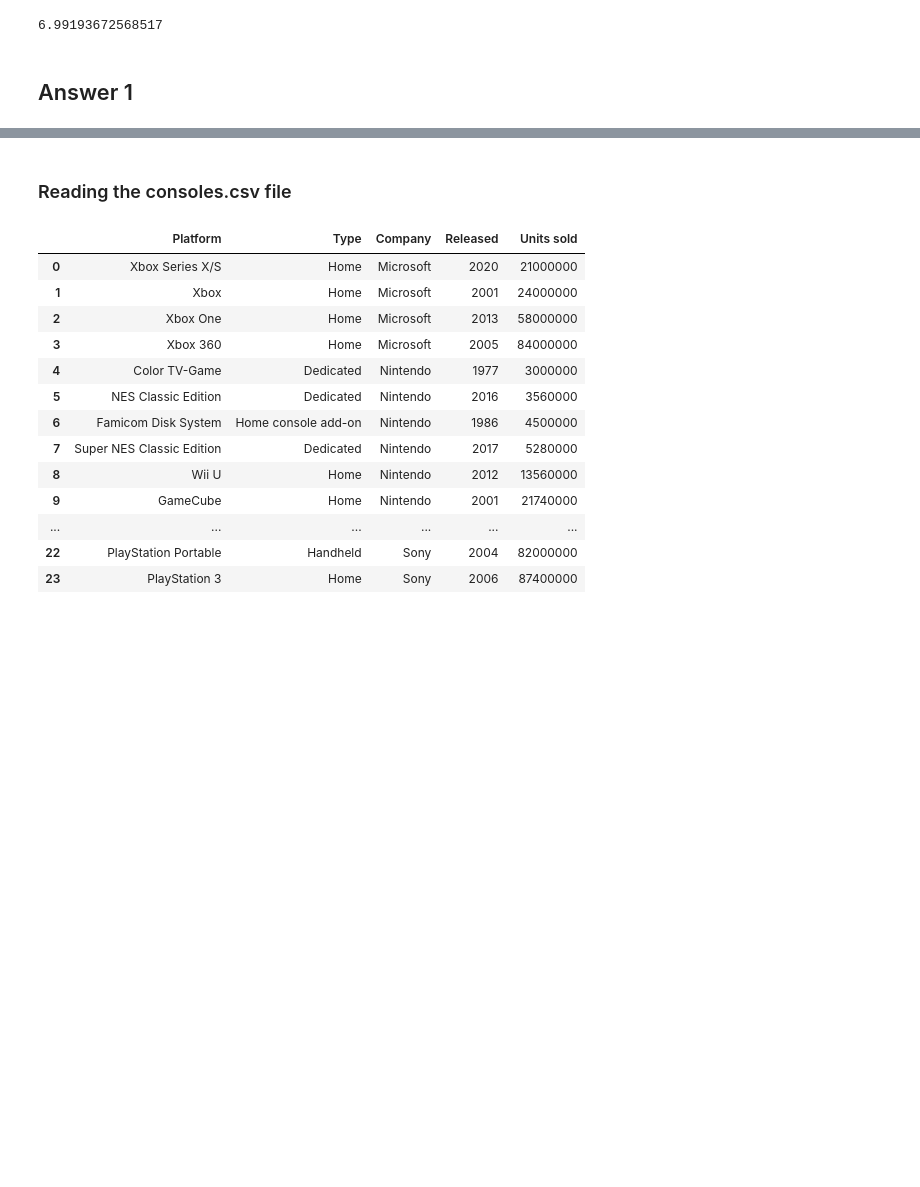
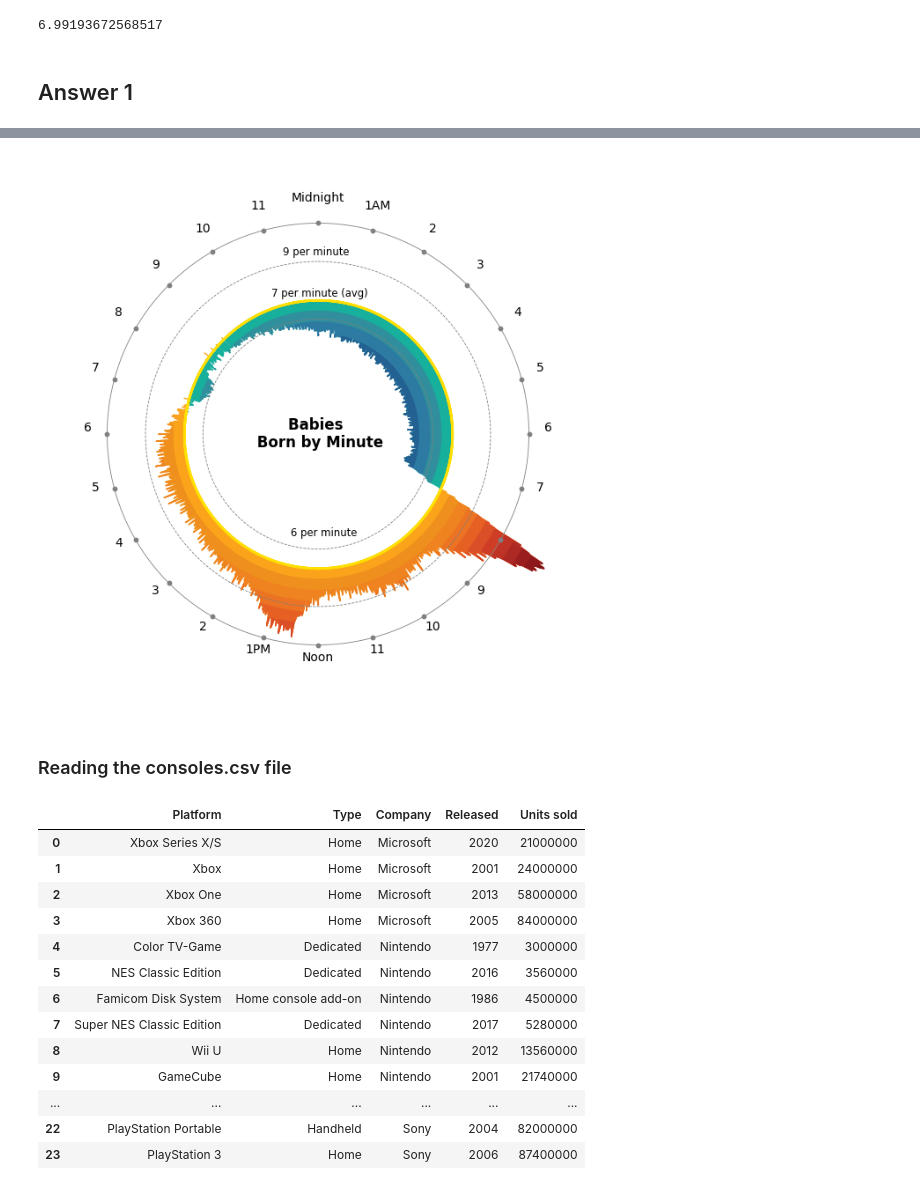
Before and after one commit to pranavarora1895/advanced-data-visualization, a Jupyter notebook: Assignment 5/COMP6934_Assignment5.ipynb, the cells around one changed output, grey strips where cells are left out. Saved outputs shown, nothing was run; the diff lists cells and outputs as text; code cells hidden in the pictures; blank space fills up the shorter version.

```diff
--- a/Assignment 5/COMP6934_Assignment5.ipynb
+++ b/Assignment 5/COMP6934_Assignment5.ipynb
@@ -215,3 +152,60 @@ plt.show()
+# %%
+fig, ax = plt.subplots(figsize=(20,8), subplot_kw={'projection': 'polar'})
+
+color_above = ['#fba41b', '#ef901e', '#ee8320', '#ec7323', '#e66024', '#db4f28','#d03d26', '#be3326', '#ad2a24', '#9b1e1f', '#8d181b', '#7b1515']
+
+color_below = ['#17b09c', '#318f9d', '#2d7aa2', '#226192', '#094e81']
+
+# avg_births below avg_line
+ax.fill_between(df_mod['angle'], df_mod['avg_births'], avg_line, where=df_mod['avg_births'] < avg_line, color=color_below[0])
+
+for i in range(1, 5):
+    ax.fill_between(df_mod['angle'], df_mod['avg_births'], avg_line-(0.25/3)*avg_line*i, where=df_mod['avg_births'] < avg_line-(0.25/3)*avg_line*i, color=color_below[i])
+
+
+# avg_births above avg_line
+ax.fill_between(df_mod['angle'], df_mod['avg_births'], avg_line, where=df_mod['avg_births'] > avg_line, color=color_above[0])
+
+for i in range(1, 12):
+    ax.fill_between(df_mod['angle'], df_mod['avg_births'], avg_line+(0.25/3)*avg_line*i, where=df_mod['avg_births'] > avg_line+(0.25/3)*avg_line*i, color=color_above[i])
+
+
+ax.fill_between(df_mod['angle'], avg_line, avg_line, color='#ffde00', linewidth=2)
+
+ax.set_xticks([x / 24 * 2.0 * 3.14159 for x in range(25)])
+ax.set_xticklabels([])
+
+
+ax.plot([x / 1440 * 2.0 * 3.14159 for x in range(1440)], [6 for _ in range(1440)] , color='gray', linestyle='--', linewidth=0.6)
+ax.plot([x / 1440 * 2.0 * 3.14159 for x in range(1440)], [9 for _ in range(1440)] , color='gray', linestyle='--', linewidth=0.6)
+ax.plot([x / 1440 * 2.0 * 3.14159 for x in range(1440)], [11 for _ in range(1440)] , color='gray', linewidth=0.6)
+
+x = [x / 24 * 2.0 * 3.14159 for x in range(24)]
+y = [11 for _ in range(24)]
+labels = ['Midnight', '1AM', '2', '3', '4', '5', '6', '7', '', '9', '10', '11', 'Noon', '1PM', '2', '3', '4', '5', '6', '7', '8', '9', '10', '11']
+ax.scatter(x, y , color='gray', s=10)
+
+for i, label in enumerate(labels):
+    ax.text(x[i], y[i]+1, label, ha='center', va='bottom')
+
+ax.set_rticks([6,7,9])
+
+ax.text(13 / 24 * 2.0 * 3.14159, 5.5,'6 per minute', fontsize='small')
+
+ax.text(22.75 / 24 * 2.0 * 3.14159, 7.55,'7 per minute (avg)', fontsize='small')
+
+ax.text(23.25 / 24 * 2.0 * 3.14159, 9.5,'9 per minute', fontsize='small')
+
+ax.text(0,0, 'Babies \n Born by Minute', va='center', ha='center', fontsize='large', fontweight='bold')
+ax.set_yticklabels([])
+ax.set_rlabel_position(0)
+ax.set_theta_zero_location("N")
+ax.set_theta_direction(-1)
+ax.spines['polar'].set_visible(False)
+ax.grid(False)
+plt.show()
+# %% [output]
+[figure, added]
 # %% [markdown]
 ### Reading the consoles.csv file
 # %%
```
Also changed, not shown: parts of 1 cell of this notebook.
